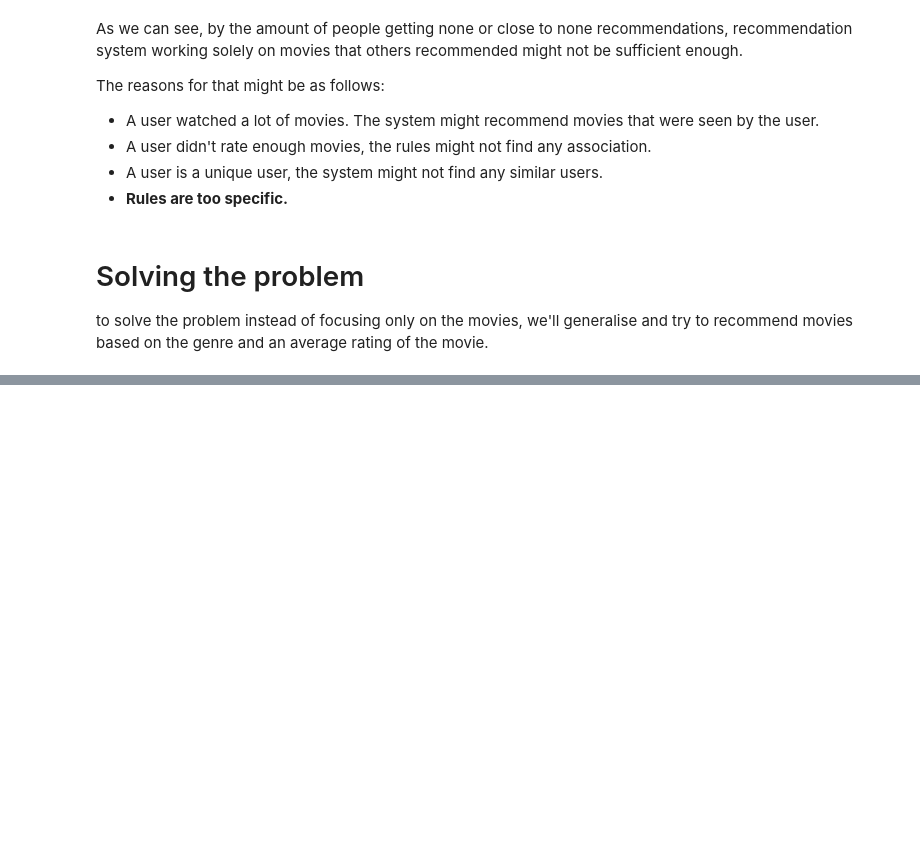
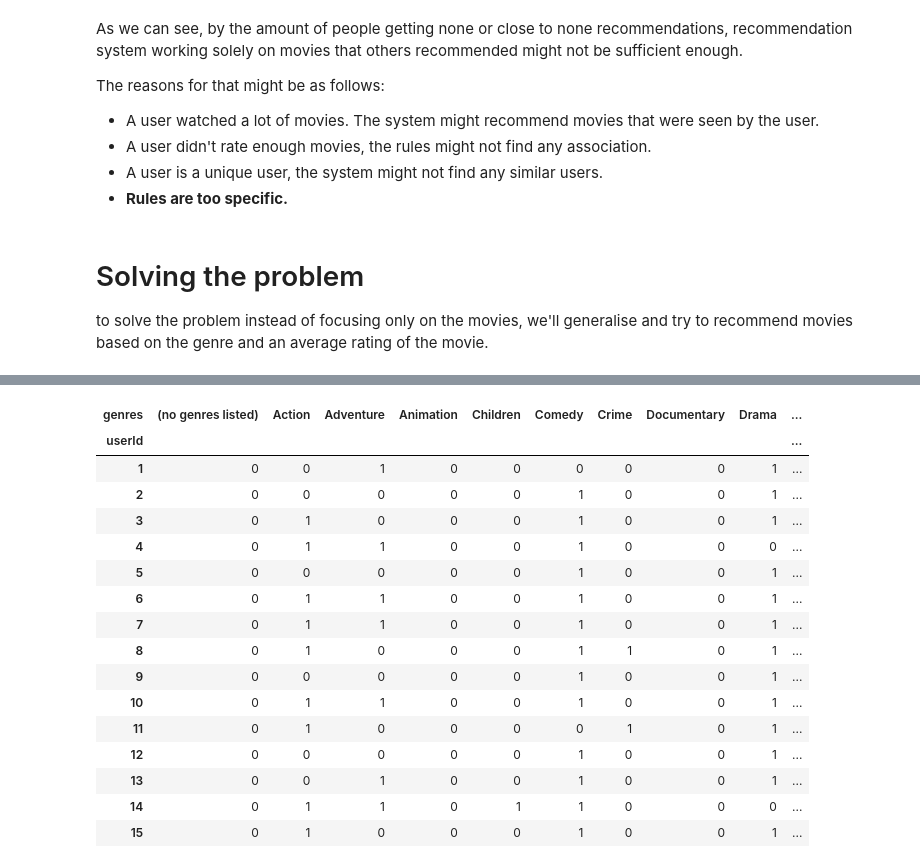
Before and after one commit to SamuelJanas/MovieReco, a Jupyter notebook: MovieReco.ipynb, the cells around one changed output, grey strips where cells are left out. Drawn from its saved outputs; the diff is of its cells as text; code cells hidden in the pictures; blank space fills up the shorter version.

```diff
--- a/MovieReco.ipynb
+++ b/MovieReco.ipynb
@@ -31,6 +31,7 @@ Parameters = {
     'like_threshold': 4.0,
     'confidence_threshold': 0.7,
     'apriori_min': 0.05,
+    'frequency_threshold': 0.1,
 }
 # %%
 import numpy as np
@@ -218,0 +237,43 @@ to solve the problem instead of focusing only on the movies, we'll generalise an
+# %%
+usr_genre = movies_genres.join(ratings.set_index('movieId'), on='movieId')
+
+# drop rows with NA values
+usr_genre.dropna(inplace=True)
+
+# change UserID to int
+usr_genre['userId'] = usr_genre['userId'].astype(int)
+#drop unnecessary columns
+usr_genre.drop(columns=['threshold'], inplace=True)
+usr_genre.drop(columns=['timestamp'], inplace=True)
+
+usr_genre = usr_genre.pivot_table(index='userId', columns='genres', values='rating', aggfunc='count', fill_value=0)
+# divide cells by a sum of all cells in a row
+usr_genre = usr_genre.div(usr_genre.sum(axis=1), axis=0)
+
+# change to 1 if over frequency threshold else 0
+freq_genre = usr_genre.copy()
+
+usr_genre[usr_genre >= Parameters['frequency_threshold']] = 1
+usr_genre[usr_genre < Parameters['frequency_threshold']] = 0
+
+usr_genre = usr_genre.astype(int)
+# %%
+usr_genre.head(15)
+# %% [output]
+| genres | (no genres listed) | Action | Adventure | Animation | Children | Comedy | Crime | Documentary | Drama | ... |
+| userId |  |  |  |  |  |  |  |  |  | ... |
+| 1 | 0 | 0 | 1 | 0 | 0 | 0 | 0 | 0 | 1 | ... |
+| 2 | 0 | 0 | 0 | 0 | 0 | 1 | 0 | 0 | 1 | ... |
+| 3 | 0 | 1 | 0 | 0 | 0 | 1 | 0 | 0 | 1 | ... |
+| 4 | 0 | 1 | 1 | 0 | 0 | 1 | 0 | 0 | 0 | ... |
+| 5 | 0 | 0 | 0 | 0 | 0 | 1 | 0 | 0 | 1 | ... |
+| 6 | 0 | 1 | 1 | 0 | 0 | 1 | 0 | 0 | 1 | ... |
+| 7 | 0 | 1 | 1 | 0 | 0 | 1 | 0 | 0 | 1 | ... |
+| 8 | 0 | 1 | 0 | 0 | 0 | 1 | 1 | 0 | 1 | ... |
+| 9 | 0 | 0 | 0 | 0 | 0 | 1 | 0 | 0 | 1 | ... |
+| 10 | 0 | 1 | 1 | 0 | 0 | 1 | 0 | 0 | 1 | ... |
+| 11 | 0 | 1 | 0 | 0 | 0 | 0 | 1 | 0 | 1 | ... |
+| 12 | 0 | 0 | 0 | 0 | 0 | 1 | 0 | 0 | 1 | ... |
+| 13 | 0 | 0 | 1 | 0 | 0 | 1 | 0 | 0 | 1 | ... |
+| 14 | 0 | 1 | 1 | 0 | 1 | 1 | 0 | 0 | 0 | ... |
+| 15 | 0 | 1 | 0 | 0 | 0 | 1 | 0 | 0 | 1 | ... |
```
Also changed, not shown: parts of 16 cells of this notebook, 1 other file.
